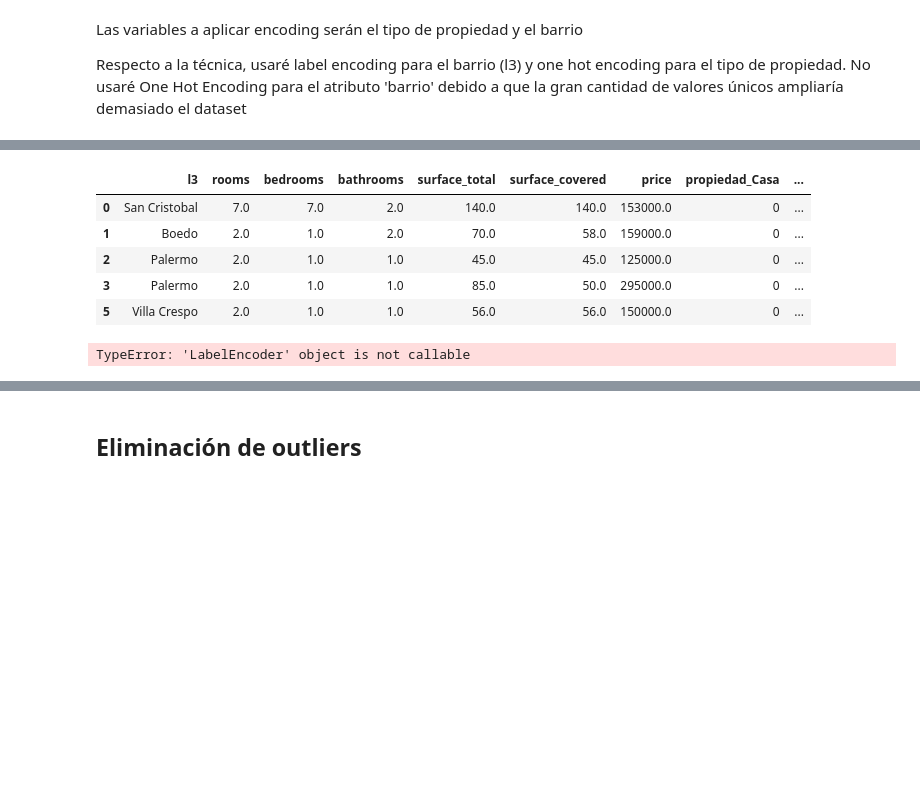
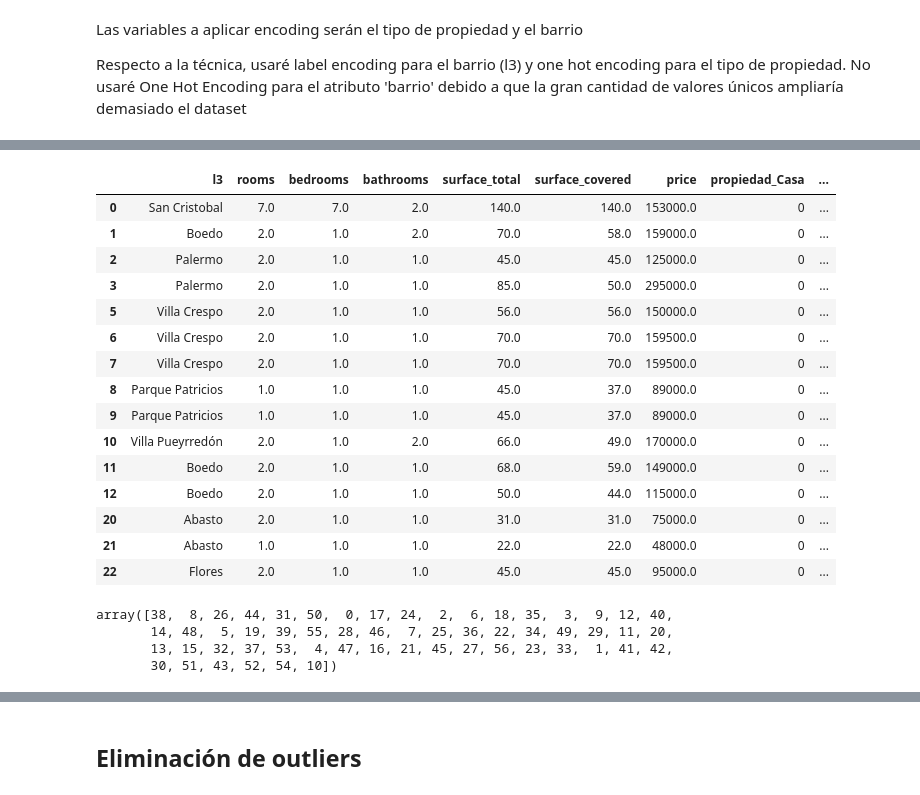
Before and after one commit to gpozzi/machine-learning, a Jupyter notebook: DSProyecto02.ipynb, the cells around one changed output, grey strips where cells are left out. Cells and saved outputs as stored; diff of their text form; code cells hidden in the pictures; blank space fills up the shorter version.

```diff
--- a/DSProyecto02.ipynb
+++ b/DSProyecto02.ipynb
@@ -252,6 +277,6 @@ Las variables a aplicar encoding serán el tipo de propiedad y el barrio
 
 Respecto a la técnica, usaré label encoding para el barrio (l3) y one hot encoding para el tipo de propiedad. No usaré One Hot Encoding para el atributo 'barrio' debido a que la gran cantidad de valores únicos ampliaría demasiado el dataset
 # %%
-properatiEncoded['l3'] = properatiEncoded['l3'].astype('category')
-properatiEncoded.dtypes
+properatiSinFaltantes['l3'] = properatiSinFaltantes['l3'].astype('category')
+properatiSinFaltantes.dtypes
 # %% [output]
@@ -269,18 +292,32 @@ dtype: object
 # %%
 #Encoding de variable "Tipo de propiedad"
 properatiEncoded = pd.get_dummies(properatiSinFaltantes, columns=["property_type"], prefix=["propiedad"])
 
-properatiEncoded.head(5)
+properatiEncoded.head(15)
 # %% [output]
 |  | l3 | rooms | bedrooms | bathrooms | surface_total | surface_covered | price | propiedad_Casa | ... |
 | 0 | San Cristobal | 7.0 | 7.0 | 2.0 | 140.0 | 140.0 | 153000.0 | 0 | ... |
 | 1 | Boedo | 2.0 | 1.0 | 2.0 | 70.0 | 58.0 | 159000.0 | 0 | ... |
 | 2 | Palermo | 2.0 | 1.0 | 1.0 | 45.0 | 45.0 | 125000.0 | 0 | ... |
 | 3 | Palermo | 2.0 | 1.0 | 1.0 | 85.0 | 50.0 | 295000.0 | 0 | ... |
 | 5 | Villa Crespo | 2.0 | 1.0 | 1.0 | 56.0 | 56.0 | 150000.0 | 0 | ... |
+| 6 | Villa Crespo | 2.0 | 1.0 | 1.0 | 70.0 | 70.0 | 159500.0 | 0 | ... |
+| 7 | Villa Crespo | 2.0 | 1.0 | 1.0 | 70.0 | 70.0 | 159500.0 | 0 | ... |
+| 8 | Parque Patricios | 1.0 | 1.0 | 1.0 | 45.0 | 37.0 | 89000.0 | 0 | ... |
+| 9 | Parque Patricios | 1.0 | 1.0 | 1.0 | 45.0 | 37.0 | 89000.0 | 0 | ... |
+| 10 | Villa Pueyrredón | 2.0 | 1.0 | 2.0 | 66.0 | 49.0 | 170000.0 | 0 | ... |
+| 11 | Boedo | 2.0 | 1.0 | 1.0 | 68.0 | 59.0 | 149000.0 | 0 | ... |
+| 12 | Boedo | 2.0 | 1.0 | 1.0 | 50.0 | 44.0 | 115000.0 | 0 | ... |
+| 20 | Abasto | 2.0 | 1.0 | 1.0 | 31.0 | 31.0 | 75000.0 | 0 | ... |
+| 21 | Abasto | 1.0 | 1.0 | 1.0 | 22.0 | 22.0 | 48000.0 | 0 | ... |
+| 22 | Flores | 2.0 | 1.0 | 1.0 | 45.0 | 45.0 | 95000.0 | 0 | ... |
 # %%
 label_encoder = preprocessing.LabelEncoder()
-properatiEncoded['l3'].apply(label_encoder().fit_transform)
-properatiEncoded
+properatiEncoded['l3']= label_encoder.fit_transform(properatiEncoded['l3'])
+
+properatiEncoded['l3'].unique()
 # %% [output]
-TypeError: 'LabelEncoder' object is not callable
+array([38,  8, 26, 44, 31, 50,  0, 17, 24,  2,  6, 18, 35,  3,  9, 12, 40,
+       14, 48,  5, 19, 39, 55, 28, 46,  7, 25, 36, 22, 34, 49, 29, 11, 20,
+       13, 15, 32, 37, 53,  4, 47, 16, 21, 45, 27, 56, 23, 33,  1, 41, 42,
+       30, 51, 43, 52, 54, 10])
```
Also changed, not shown: parts of 37 cells of this notebook.
